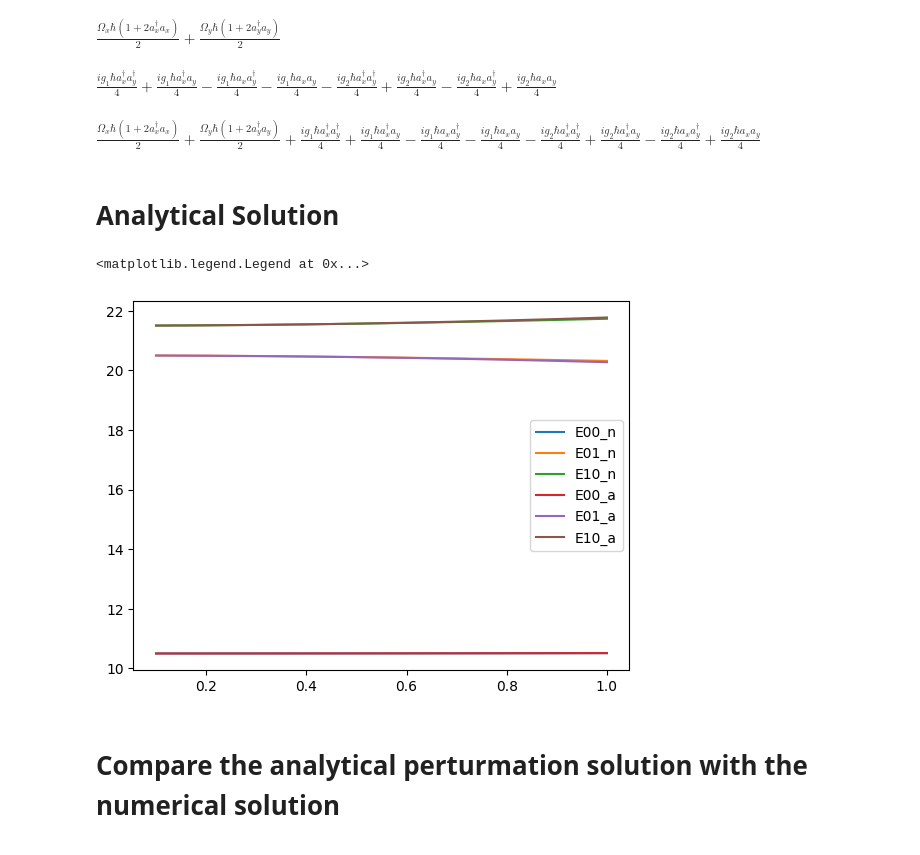
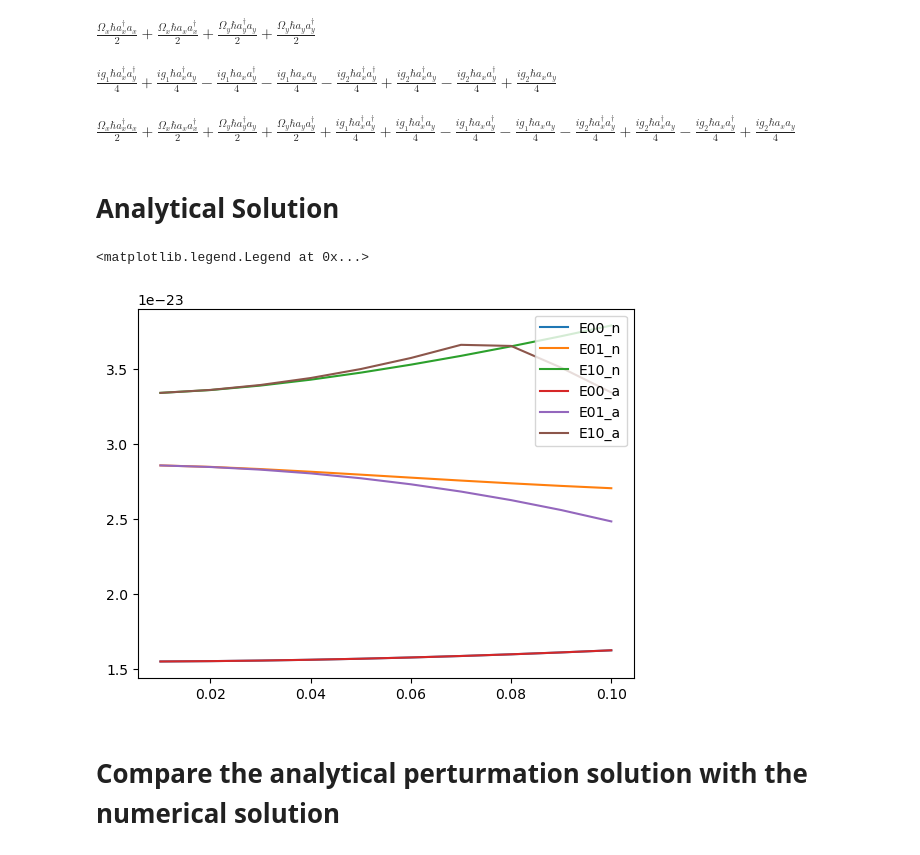
Before and after one commit to LeanderReascos/PySW, a Jupyter notebook: TwoHarmonicOscillators.ipynb, the cells around one changed output. Saved outputs shown, nothing was run; the diff lists cells and outputs as text; code cells hidden in the pictures.

```diff
--- a/TwoHarmonicOscillators.ipynb
+++ b/TwoHarmonicOscillators.ipynb
@@ -10,8 +10,8 @@ from Modules.sympy.utils import *
 from Modules.sympy.untruncated.solver import *
 # %%
 dim_finite = 1
-dim_x = 3
-dim_y = 3
+dim_x = 5
+dim_y = 5
 Finite = RDBasis("1", 'finite', dim = dim_finite)
 
 ax = RDBoson("{a_x}", subspace ="x", dim_projection = dim_x)
@@ -22,8 +22,8 @@ ady = RDBoson("{a_y^\\dagger}", subspace ="y", is_annihilation=False, dim_projec
 subspaces = [[Finite.subspace, dim_finite], [ax.subspace, dim_x], [ay.subspace, dim_y]]
 
 commutation_relations = {
-    #ax * adx : adx * ax + 1,
-    #ay * ady : ady * ay + 1,
+    ax * adx : adx * ax + 1,
+    ay * ady : ady * ay + 1,
     ay * adx : adx * ay,
     ady * ax : ax * ady,
     ay * ax : ax * ay,
@@ -39,7 +39,7 @@ g2 = RDsymbol("g_2", order = 1) # omega_c * sqrt(Omega_y / Omega_x)
 
 hbar = RDsymbol("hbar", order = 0)
 
-H0 = sp.Rational(1,2) * hbar * Omega_x * (2 * adx * ax + 1) + sp.Rational(1,2) * hbar * Omega_y * (2 * ady * ay + 1)
+H0 = (sp.Rational(1,2) * hbar * Omega_x * (adx * ax + ax*adx) + sp.Rational(1,2) * hbar * Omega_y * (ady * ay + ay * ady)).expand()
 display(H0)
 V = (sp.Rational(1,4) * hbar * sp.I * ( g1* (adx - ax)  * (ady + ay) - g2 * (adx + ax) * (ady - ay) )).expand()
 display(V)
@@ -47,6 +47,6 @@ display(V)
 H = H0 + V
 display(H)
 # %% [output]
-$\displaystyle \frac{\Omega_{x} \hbar \left(1 + 2 {a_x^\dagger} {a_x}\right)}{2} + \frac{\Omega_{y} \hbar \left(1 + 2 {a_y^\dagger} {a_y}\right)}{2}$
+$\displaystyle \frac{\Omega_{x} \hbar {a_x^\dagger} {a_x}}{2} + \frac{\Omega_{x} \hbar {a_x} {a_x^\dagger}}{2} + \frac{\Omega_{y} \hbar {a_y^\dagger} {a_y}}{2} + \frac{\Omega_{y} \hbar {a_y} {a_y^\dagger}}{2}$
 $\displaystyle \frac{i g_{1} \hbar {a_x^\dagger} {a_y^\dagger}}{4} + \frac{i g_{1} \hbar {a_x^\dagger} {a_y}}{4} - \frac{i g_{1} \hbar {a_x} {a_y^\dagger}}{4} - \frac{i g_{1} \hbar {a_x} {a_y}}{4} - \frac{i g_{2} \hbar {a_x^\dagger} {a_y^\dagger}}{4} + \frac{i g_{2} \hbar {a_x^\dagger} {a_y}}{4} - \frac{i g_{2} \hbar {a_x} {a_y^\dagger}}{4} + \frac{i g_{2} \hbar {a_x} {a_y}}{4}$
-$\displaystyle \frac{\Omega_{x} \hbar \left(1 + 2 {a_x^\dagger} {a_x}\right)}{2} + \frac{\Omega_{y} \hbar \left(1 + 2 {a_y^\dagger} {a_y}\right)}{2} + \frac{i g_{1} \hbar {a_x^\dagger} {a_y^\dagger}}{4} + \frac{i g_{1} \hbar {a_x^\dagger} {a_y}}{4} - \frac{i g_{1} \hbar {a_x} {a_y^\dagger}}{4} - \frac{i g_{1} \hbar {a_x} {a_y}}{4} - \frac{i g_{2} \hbar {a_x^\dagger} {a_y^\dagger}}{4} + \frac{i g_{2} \hbar {a_x^\dagger} {a_y}}{4} - \frac{i g_{2} \hbar {a_x} {a_y^\dagger}}{4} + \frac{i g_{2} \hbar {a_x} {a_y}}{4}$
+$\displaystyle \frac{\Omega_{x} \hbar {a_x^\dagger} {a_x}}{2} + \frac{\Omega_{x} \hbar {a_x} {a_x^\dagger}}{2} + \frac{\Omega_{y} \hbar {a_y^\dagger} {a_y}}{2} + \frac{\Omega_{y} \hbar {a_y} {a_y^\dagger}}{2} + \frac{i g_{1} \hbar {a_x^\dagger} {a_y^\dagger}}{4} + \frac{i g_{1} \hbar {a_x^\dagger} {a_y}}{4} - \frac{i g_{1} \hbar {a_x} {a_y^\dagger}}{4} - \frac{i g_{1} \hbar {a_x} {a_y}}{4} - \frac{i g_{2} \hbar {a_x^\dagger} {a_y^\dagger}}{4} + \frac{i g_{2} \hbar {a_x^\dagger} {a_y}}{4} - \frac{i g_{2} \hbar {a_x} {a_y^\dagger}}{4} + \frac{i g_{2} \hbar {a_x} {a_y}}{4}$
@@ -64,10 +53,10 @@ def project_energy(H_mat, nx, ny):
 # %% [markdown]
 # Analytical Solution
 # %%
-hbar_val = 1#1.0545718 * 1e-34
-e = 1#1.60217662 * 1e-19
-m_0= 1#9.10938356 * 1e-31
-m = 1#m_0 * 0.19
+hbar_val = 1.0545718 * 1e-34
+e = 1.60217662 * 1e-19
+m_0= 9.10938356 * 1e-31
+m = m_0 * 0.19
 
 def omega_1(omega_x, omega_y, B):
     omega_c = e * B / m
@@ -100,43 +89,44 @@ def get_an_energy(H_sol, omega_x, omega_y, B):
 lx = 60e-9
 ly = 70e-9
 
-omega_x = 11#hbar_val / (m * lx**2)
-omega_y = 10#hbar_val / (m * ly**2)
+omega_x = hbar_val / (m * lx**2)
+omega_y = hbar_val / (m * ly**2)
+sol = solver(H, Finite, order=2, full_diagonal=True, commutation_relations=commutation_relations)
 H_mat = get_matrix(sol[0], subspaces)
 
-B = np.linspace(0.1, 1, 10)
+B = np.linspace(0.01, 0.1, 10)
 
 E00_n = np.zeros(len(B))
 E01_n = np.zeros(len(B))
 E10_n = np.zeros(len(B))
 
 E00_a = np.zeros(len(B))
 E01_a = np.zeros(len(B))
 E10_a = np.zeros(len(B))
 
 
 for i, B_val in enumerate(B):
     E00_n[i] = get_num_energy(omega_x, omega_y, B_val, 0, 0)
     E01_n[i] = get_num_energy(omega_x, omega_y, B_val, 0, 1)
     E10_n[i] = get_num_energy(omega_x, omega_y, B_val, 1, 0)
 
     H_mat_a = get_an_energy(H_mat, omega_x, omega_y, B_val)
     E00_a[i], E01_a[i], E10_a[i] = H_mat_a[0:3]
 
 
 import matplotlib.pyplot as plt
 
 plt.plot(B, E00_n, label = "E00_n")
 plt.plot(B, E01_n, label = "E01_n")
 plt.plot(B, E10_n, label = "E10_n")
 plt.plot(B, E00_a, label = "E00_a")
 plt.plot(B, E01_a, label = "E01_a")
 plt.plot(B, E10_a, label = "E10_a")
 
 plt.legend()
 # %% [output]
 <matplotlib.legend.Legend at 0x...>
-[figure, old version]
+[figure, new version]
 # %% [markdown]
 # Compare the analytical perturmation solution with the numerical solution
 # %%
```
Also changed, not shown: parts of 7 cells of this notebook.
